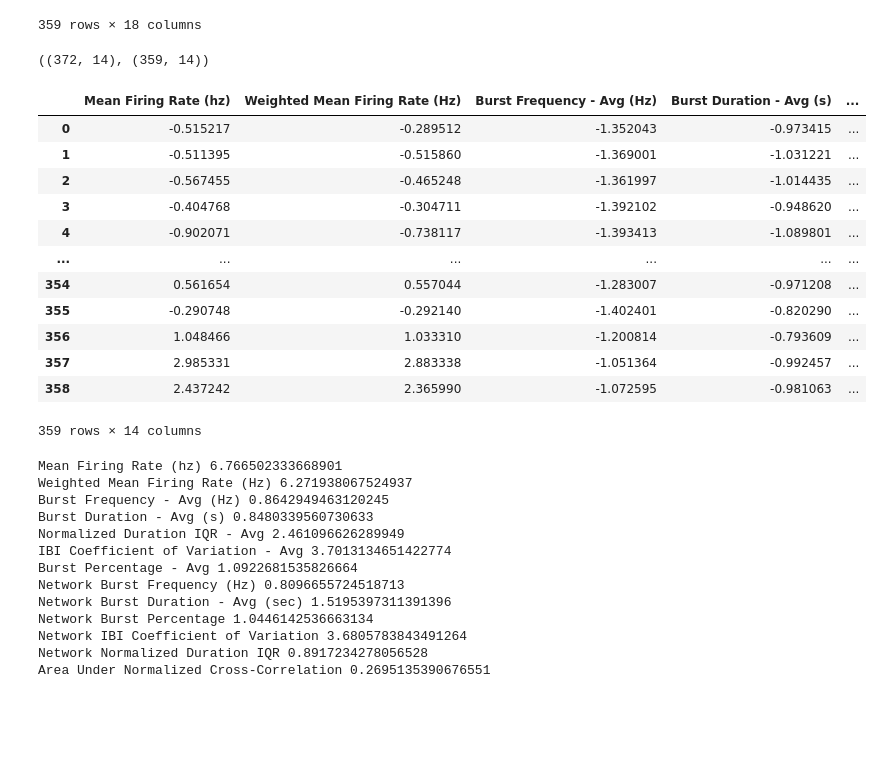
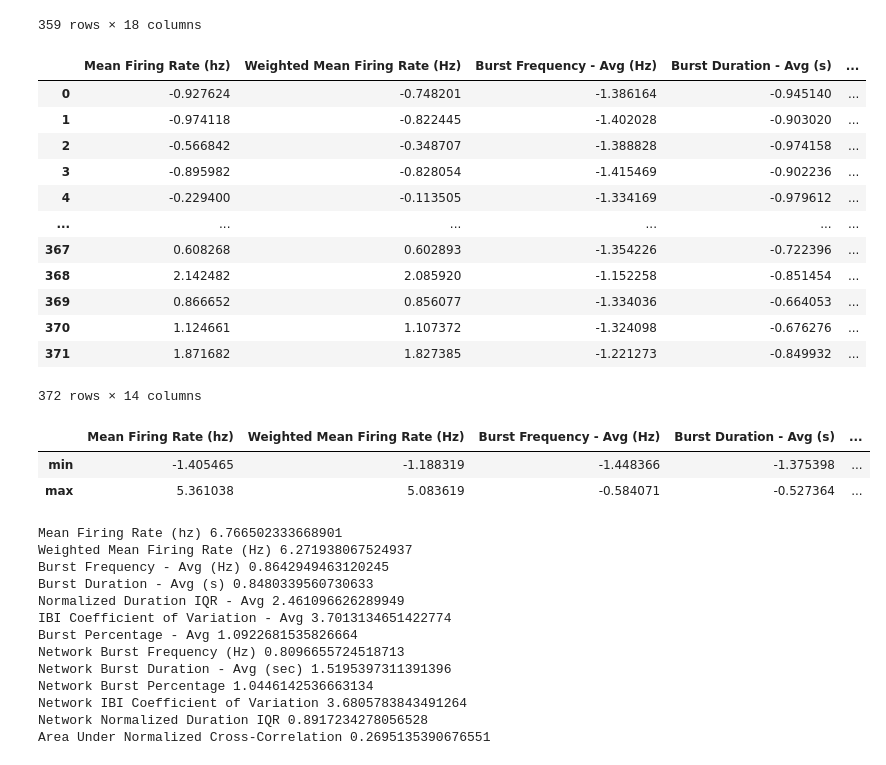
Before and after one commit to soderling-lab/MicroElectrodeArrayAnalysis, a Jupyter notebook: analysis/pca.ipynb, the cells around one changed output. Saved outputs shown, nothing was run; the diff lists cells and outputs as text; code cells hidden in the pictures; blank space fills up the shorter version.

```diff
--- a/analysis/pca.ipynb
+++ b/analysis/pca.ipynb
@@ -256,7 +257,7 @@ for day, dct in DIVS.items():
     mutdict = copy.deepcopy(dct)
     for (test), df in untdict.items():
         untdict[(test)]= keep_genes(df, 'unt2')
-        mutdict[(test)] = keep_genes(df, 'THSD7 2')
+        mutdict[(test)] = keep_genes(df, 'GPR37L 1')
     DIVSU[day]=untdict
     DIVSM[day]=mutdict
 DIVSU.keys()
@@ -364,14 +364,15 @@ sfo
 # %%
 ## box cox on each feature individually, all DIV
 ## box cox on all. looks good , more normally distributed on the histogram
-def box_cox(dr):
-    # dr = feature_data.replace(0, 1e-20)
+def  box_cox(dr, lmbval =None): ## doing for each col. looks good.
     original_shape, cols = dr.shape, dr.columns# Save the original shape
     dr = (dr.to_numpy().flatten())
     # print(dr <0)
     if np.any(dr <= 0):
-        dr_shifted = dr + (1 - dr.min())
-        bc_data, fit_lambda = stats.boxcox(dr_shifted)
+        dr = dr + (1 - dr.min())
+    if lmbval: # transforming
+        bc_data = stats.boxcox(dr, lmbda=lmbval) # no lambda returned here
+        fit_lambda = lmbval
     else:
         bc_data, fit_lambda = stats.boxcox(dr)
     bcdatar = np.reshape(bc_data, original_shape)
@@ -386,16 +387,27 @@ def logx(value):
     out = np.log(value)
     return out
 
-def normalize_data(dataf):
+def normalize_data(dataf, BC_LAMBDAS=None):
+    # if 'DIV' in dataf.columns:
+    #     dataf.drop(columns='DIV', inplace=True)
     dataf.reset_index(drop=True, inplace=True)
-    BC_LAMBDAS = {feature: float for feature in dataf.columns if feature != 'DIV'}
+    if not BC_LAMBDAS: # no lambdas, need to fit
+        TOFIT = True
+        BC_LAMBDAS = {feature: float for feature in dataf.columns if feature != 'DIV'}
+    elif BC_LAMBDAS:
+        TOFIT=False
     BC_sf = pd.DataFrame(index=dataf.index)
     notBC = ['Electrode', 'Resistance', 'Percentage', 'DIV']
     for col in dataf.columns:
         if not any(x.casefold() in col.casefold() for x in notBC):
-            lambd, df = box_cox(dataf[[col]])
-            BC_LAMBDAS[col] = lambd
-            BC_sf[col] = df[col]
+            if TOFIT:
+                lambd, df = box_cox(dataf[[col]])
+                BC_LAMBDAS[col] = lambd
+                BC_sf[col] = df[col]
+            else:
+                lambd, df = box_cox(dataf[[col]], BC_LAMBDAS[col])
+                BC_LAMBDAS[col] = lambd
+                BC_sf[col] = df[col]
         # elif 'Electrode'.casefold() in col.casefold():
         #     BC_sf[col] = sf[col].apply(log_n)
         #     BC_LAMBDAS[col] = 0
@@ -411,31 +423,39 @@ def normalize_data(dataf):
     # else:
     #     BC_LAMBDAS[col] = 0
     #     BC_sf[col] = sf[col]
+
 norm_sf, SFLAMBDAS = normalize_data(sfo)
-norm_mf, MFLAMBDAS = normalize_data(mfo)
+norm_mf, _ = normalize_data(mfo, SFLAMBDAS)
+# norm_mf
 # BC_LAMBDAS
-norm_mf.shape, norm_sf.shape
+norm_mf
 # %% [output]
+|  | Mean Firing Rate (hz) | Weighted Mean Firing Rate (Hz) | Burst Frequency - Avg (Hz) | Burst Duration - Avg (s) | ... |
+| 0 | -0.927624 | -0.748201 | -1.386164 | -0.945140 | ... |
+| 1 | -0.974118 | -0.822445 | -1.402028 | -0.903020 | ... |
+| 2 | -0.566842 | -0.348707 | -1.388828 | -0.974158 | ... |
+| 3 | -0.895982 | -0.828054 | -1.415469 | -0.902236 | ... |
+| 4 | -0.229400 | -0.113505 | -1.334169 | -0.979612 | ... |
+| ... | ... | ... | ... | ... | ... |
+| 367 | 0.608268 | 0.602893 | -1.354226 | -0.722396 | ... |
+| 368 | 2.142482 | 2.085920 | -1.152258 | -0.851454 | ... |
+| 369 | 0.866652 | 0.856077 | -1.334036 | -0.664053 | ... |
+| 370 | 1.124661 | 1.107372 | -1.324098 | -0.676276 | ... |
+| 371 | 1.871682 | 1.827385 | -1.221273 | -0.849932 | ... |
-((372, 14), (359, 14))
+372 rows × 14 columns
 # %%
 ## no need to transpose, sf yields fxf correlation
 # fs = sf.transpose()
 # fs.index
-norm_sf
+qc = pd.DataFrame(columns=norm_sf.columns, index=['min', 'max'])
+for col in norm_sf.columns:
+    qc.loc['min', col] = norm_sf[col].min()
+    qc.loc['max', col] = norm_sf[col].max()
+qc
 # %% [output]
 |  | Mean Firing Rate (hz) | Weighted Mean Firing Rate (Hz) | Burst Frequency - Avg (Hz) | Burst Duration - Avg (s) | ... |
-| 0 | -0.515217 | -0.289512 | -1.352043 | -0.973415 | ... |
-| 1 | -0.511395 | -0.515860 | -1.369001 | -1.031221 | ... |
-| 2 | -0.567455 | -0.465248 | -1.361997 | -1.014435 | ... |
-| 3 | -0.404768 | -0.304711 | -1.392102 | -0.948620 | ... |
-| 4 | -0.902071 | -0.738117 | -1.393413 | -1.089801 | ... |
-| ... | ... | ... | ... | ... | ... |
-| 354 | 0.561654 | 0.557044 | -1.283007 | -0.971208 | ... |
-| 355 | -0.290748 | -0.292140 | -1.402401 | -0.820290 | ... |
-| 356 | 1.048466 | 1.033310 | -1.200814 | -0.793609 | ... |
-| 357 | 2.985331 | 2.883338 | -1.051364 | -0.992457 | ... |
-| 358 | 2.437242 | 2.365990 | -1.072595 | -0.981063 | ... |
+| min | -1.405465 | -1.188319 | -1.448366 | -1.375398 | ... |
+| max | 5.361038 | 5.083619 | -0.584071 | -0.527364 | ... |
-359 rows × 14 columns
 # %%
 ## drop for histograms
 DIVS_SF = norm_sf['DIV']
```
Also changed, not shown: parts of 12 cells of this notebook.
